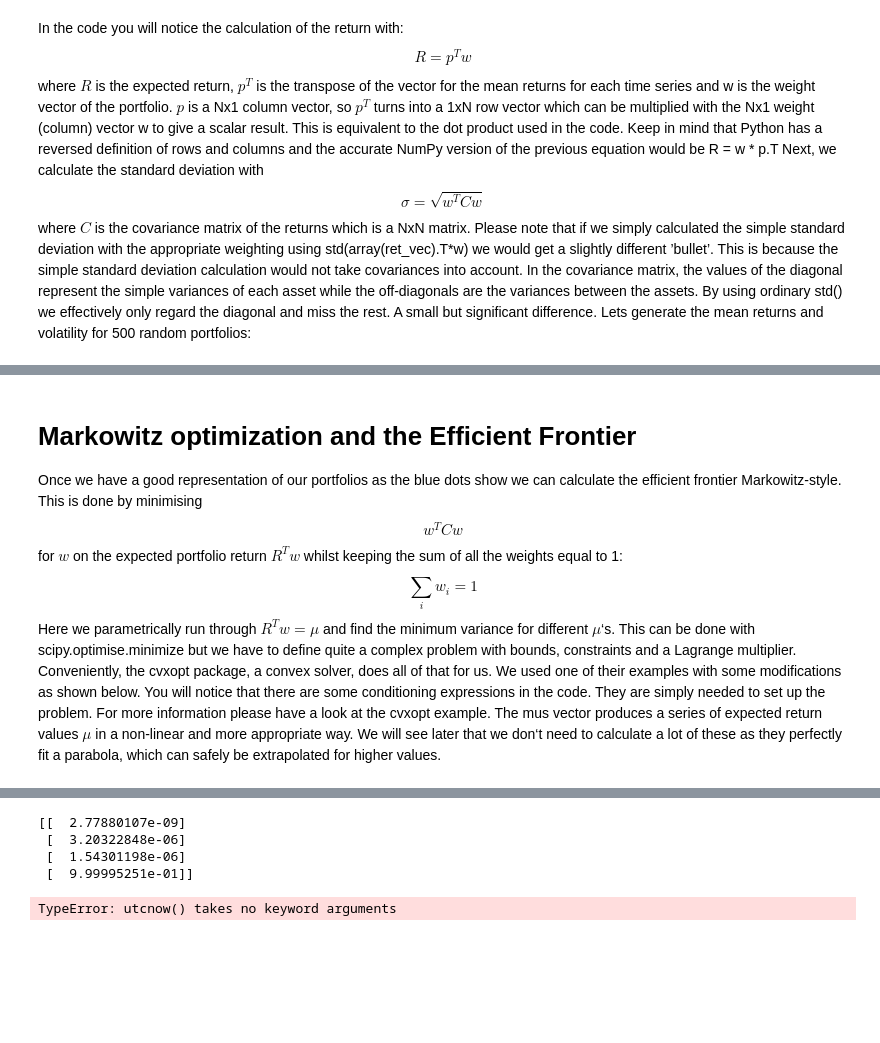
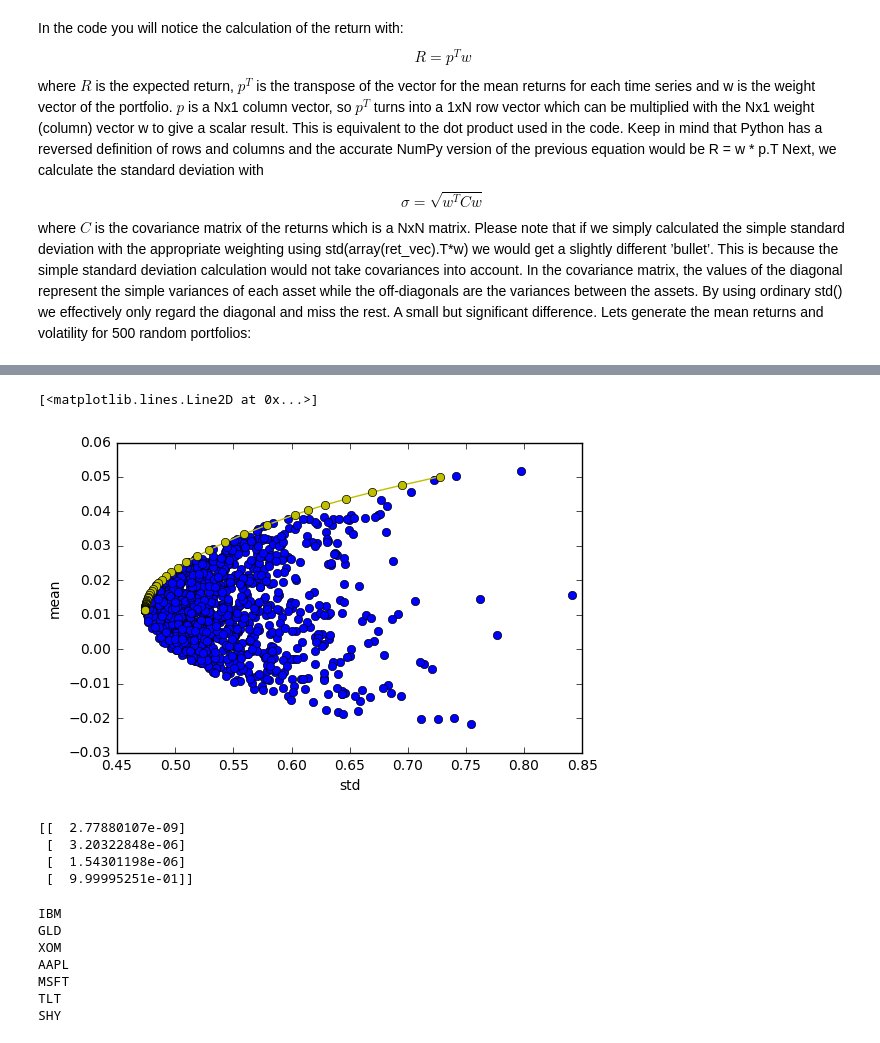
Before and after one commit to arkilic/notebooks, a Jupyter notebook: Modern Portfolio Theory-- Markowitz Optimization and efficiency frontier.ipynb, the cells around one changed output, grey strips where cells are left out. Drawn from its saved outputs; the diff is of its cells as text; code cells hidden in the pictures; blank space fills up the shorter version.

Commit message:
DEV:Fully working markowitz port model with convex optimization

```diff
--- a/Modern Portfolio Theory-- Markowitz Optimization and efficiency frontier.ipynb
+++ b/Modern Portfolio Theory-- Markowitz Optimization and efficiency frontier.ipynb
@@ -62,23 +72,6 @@ print(rand_weights(n_assets))
 # %% [output]
 [ 0.54066805  0.2360283   0.11660484  0.1066988 ]
 [ 0.27638339  0.03006307  0.47850085  0.21505269]
-# %%
-def random_portfolio(returns):
-    '''
-    Returns the mean and standard deviation of returns for a random portfolio
-    '''
-
-    p = np.asmatrix(np.mean(returns, axis=1))
-    w = np.asmatrix(rand_weights(returns.shape[0]))
-    C = np.asmatrix(np.cov(returns))
-
-    mu = w * p.T
-    sigma = np.sqrt(w * C * w.T)
-
-    # This recursion reduces outliers to keep plots pretty
-    if sigma > 2:
-        return random_portfolio(returns)
-    return mu, sigma
 # %% [markdown]
 In the code you will notice the calculation of the return with:
 $$ R = p^T w $$
@@ -87,8 +80,27 @@ Next, we calculate the standard deviation with
 $$\sigma = \sqrt{w^T C w}$$
 where $C$ is the covariance matrix of the returns which is a NxN matrix. Please note that if we simply calculated the simple standard deviation with the appropriate weighting using std(array(ret_vec).T*w) we would get a slightly different ’bullet’. This is because the simple standard deviation calculation would not take covariances into account. In the covariance matrix, the values of the diagonal represent the simple variances of each asset while the off-diagonals are the variances between the assets. By using ordinary std() we effectively only regard the diagonal and miss the rest. A small but significant difference.
 Lets generate the mean returns and volatility for 500 random portfolios:
+# %%
+def random_portfolio(returns):
+    '''
+    Returns the mean and standard deviation of returns for a random portfolio.
+    This is where I use markowitz's MPT concepts first.
+    '''
+
+    p = np.asmatrix(np.mean(returns, axis=1)) # (1, 4) matrix with mean of return of all stocks
+    w = np.asmatrix(rand_weights(returns.shape[0]))
+    C = np.asmatrix(np.cov(returns))
+
+    mu = w * p.T
+    sigma = np.sqrt(w * C * w.T)
+
+    # This recursion reduces outliers to keep plots pretty
+    # important step for avoiding absurd portfolios
+    if sigma > 2:
+        return random_portfolio(returns)
+    return mu, sigma
 # %%
-n_portfolios = 500
+n_portfolios = 1000 # create this many portfolio scenarios
 means, stds = np.column_stack([
     random_portfolio(return_vec)
     for _ in range(n_portfolios)
@@ -110,14 +122,6 @@ the size of the figure, use the 'width' and
 'height' keys in the Layout object. Alternatively,
 use the Margin object to adjust the figure's margins.
 [interactive output not drawn]
-# %% [markdown]
-# Markowitz optimization and the Efficient Frontier
-Once we have a good representation of our portfolios as the blue dots show we can calculate the efficient frontier Markowitz-style. This is done by minimising
-$$ w^T C w$$
-for $w$ on the expected portfolio return $R^T w$ whilst keeping the sum of all the weights equal to 1:
-$$ \sum_{i}{w_i} = 1 $$
-Here we parametrically run through $R^T w = \mu$ and find the minimum variance for different $\mu$‘s. This can be done with scipy.optimise.minimize but we have to define quite a complex problem with bounds, constraints and a Lagrange multiplier. Conveniently, the cvxopt package, a convex solver, does all of that for us. We used one of their examples with some modifications as shown below. You will notice that there are some conditioning expressions in the code. They are simply needed to set up the problem. For more information please have a look at the cvxopt example.
-The mus vector produces a series of expected return values $\mu$ in a non-linear and more appropriate way. We will see later that we don‘t need to calculate a lot of these as they perfectly fit a parabola, which can safely be extrapolated for higher values.
 # %%
 def optimal_portfolio(returns):
     n = len(returns)
@@ -151,10 +155,8 @@ def optimal_portfolio(returns):
 
 weights, returns, risks = optimal_portfolio(return_vec)
 
-fig = plt.figure()
 plt.plot(stds, means, 'o')
 plt.ylabel('mean')
 plt.xlabel('std')
 plt.plot(risks, returns, 'y-o')
-py.iplot_mpl(fig, filename='efficient_frontier', strip_style=True)
 # %% [output]
@@ -162,17 +163,26 @@ py.iplot_mpl(fig, filename='efficient_frontier', strip_style=True)
+[<matplotlib.lines.Line2D at 0x...>]
+[figure, added]
-# %%
-print(weights)
-# %% [output]
-[[  2.77880107e-09]
- [  3.20322848e-06]
- [  1.54301198e-06]
- [  9.99995251e-01]]
+# %%
+print(weights)
+# Suggests invest to one type of asset. sort of makes sense since highly random data
+# %% [output]
+[[  2.77880107e-09]
+ [  3.20322848e-06]
+ [  1.54301198e-06]
+ [  9.99995251e-01]]
 # %%
 from zipline.utils.factory import load_bars_from_yahoo
 end = pd.Timestamp.utcnow()
-start = end - 1500 * pd.tseries.offsets.BDay()
+start = end - 2500 * pd.tseries.offsets.BDay()
 
 data = load_bars_from_yahoo(stocks=['IBM', 'GLD', 'XOM', 'AAPL',
                                     'MSFT', 'TLT', 'SHY'],
                             start=start, end=end)
 # %% [output]
-TypeError: utcnow() takes no keyword arguments
+IBM
+GLD
+XOM
+AAPL
+MSFT
+TLT
+SHY
```
Also changed, not shown: parts of 13 cells of this notebook.
